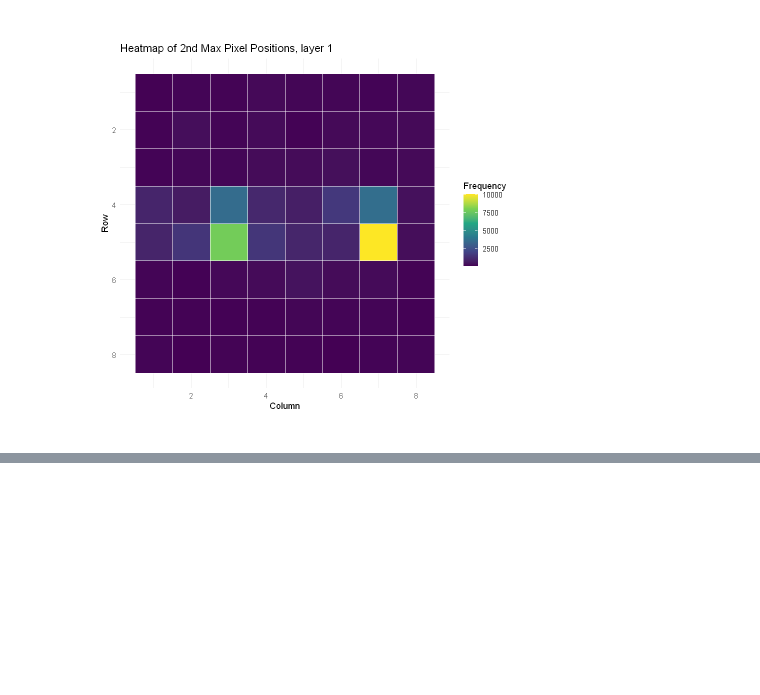
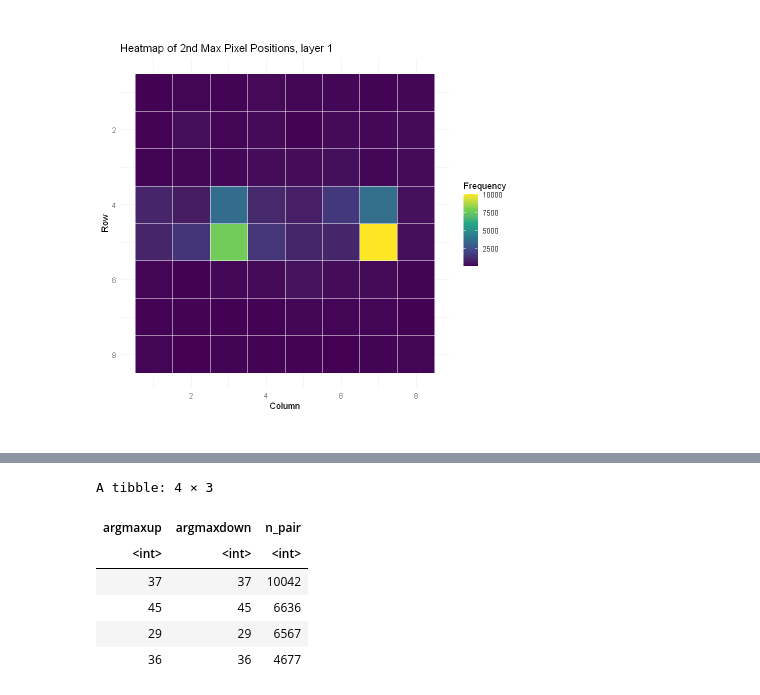
Before and after one commit to angelabortolato/AdvStatistics, a Jupyter notebook: lab1/BortolatoAngela_Lab1.ipynb, the cells around one changed output, grey strips where cells are left out. Saved outputs shown, nothing was run; the diff lists cells and outputs as text; code cells hidden in the pictures; blank space fills up the shorter version.

```diff
--- a/lab1/BortolatoAngela_Lab1.ipynb
+++ b/lab1/BortolatoAngela_Lab1.ipynb
@@ -440,0 +454,14 @@ match_counts <- joined_pps %>%
+# %%
+# identify the 4 most frequently occurring pairs of max pixel indices
+
+idx_pairs <- joined_pps %>% group_by(argmaxup, argmaxdown) %>% summarize(n_pair = n(), .groups = 'drop')
+
+idx_pairs %>% arrange(desc(n_pair)) %>% head(n = 4)
+# %% [output]
+A tibble: 4 × 3
+| argmaxup | argmaxdown | n_pair |
+| <int> | <int> | <int> |
+| 37 | 37 | 10042 |
+| 45 | 45 | 6636 |
+| 29 | 29 | 6567 |
+| 36 | 36 | 4677 |
```
Also changed, not shown: parts of 2 cells of this notebook.
